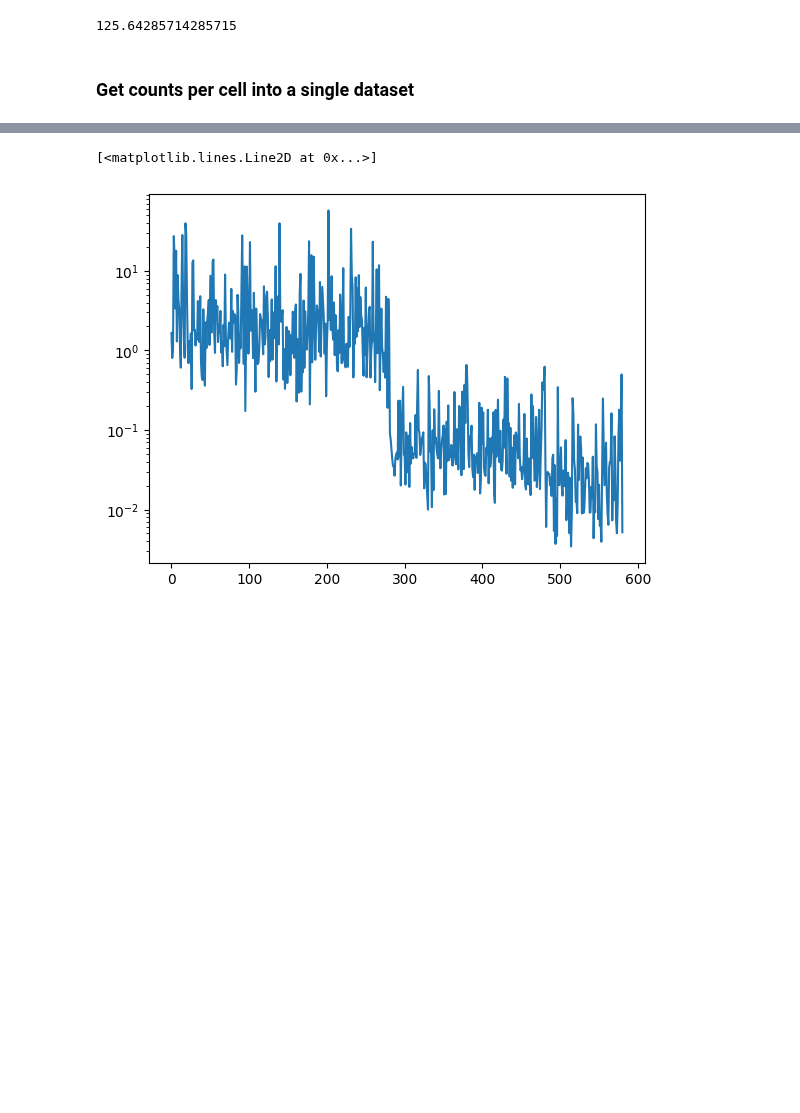
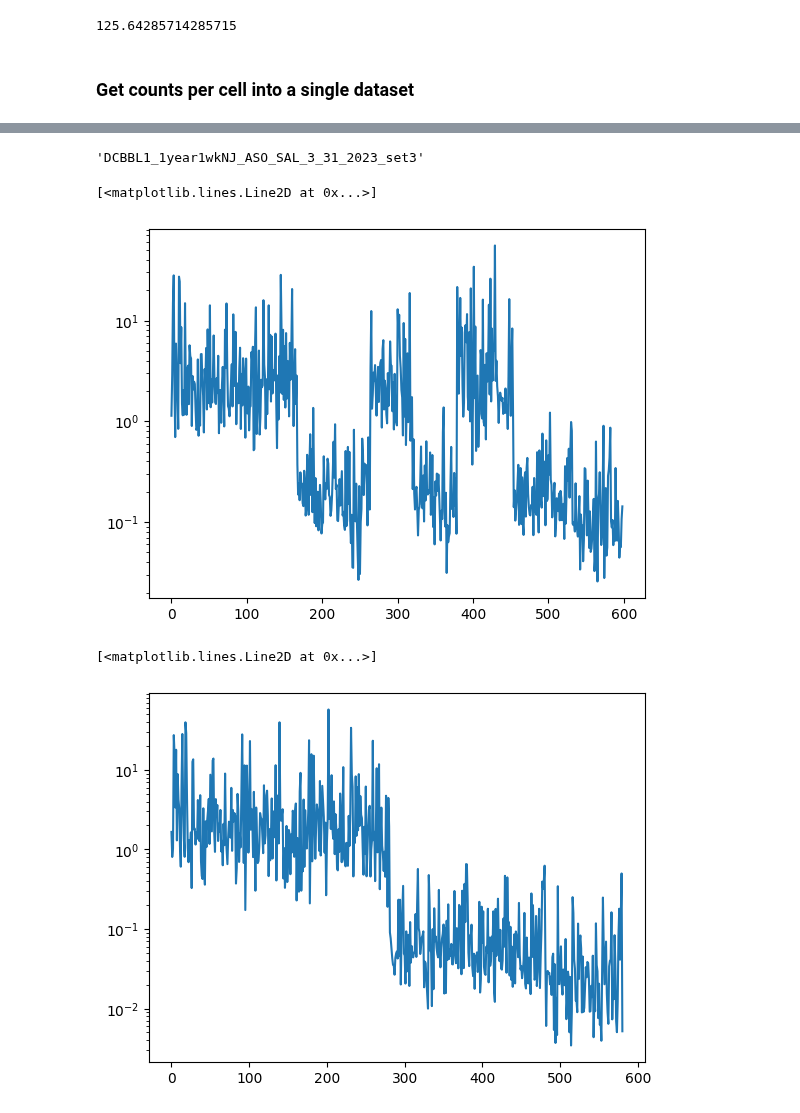
Before and after one commit to deprekate/NMERFISH, a Jupyter notebook: PTB_project/3_PullFovsCellsTogether_DCBBL1_1year1wkNJ_ASO_SAL_3_31_2023.ipynb, the cells around one changed output, grey strips where cells are left out. Saved outputs shown, nothing was run; the diff lists cells and outputs as text; code cells hidden in the pictures; blank space fills up the shorter version.

```diff
--- a/PTB_project/3_PullFovsCellsTogether_DCBBL1_1year1wkNJ_ASO_SAL_3_31_2023.ipynb
+++ b/PTB_project/3_PullFovsCellsTogether_DCBBL1_1year1wkNJ_ASO_SAL_3_31_2023.ipynb
@@ -157,0 +281,6 @@ len(save_fls)
+# %%
+fl = '\\\\192.168.0.21\\bbfishdc21\\DCBBL1_1year1wkNJ_ASO_SAL_3_31_2023\\H5_MER_set3\\Conv_zscan__023.zarr'#r'\\192.168.0.100\bbfish100\DCBBL1_1year1wkNJ_ASO_SAL_4_18_2023\H1_MER_set1\Conv_zscan__145.zarr'
+new_segmentation(fl =fl,
+                         psf_file = r'C:\Scripts\NMERFISH\psfs\psf_750_Scope3_final.npy',
+                         p1=-500,p99=1500,mean_dapi = None,sdapi = 100,
+                        save_folder = save_folder,redo=True,plt_val=True)
@@ -157,0 +295,2 @@ len(save_fls)
+# %%
+fov,set_ = ('Conv_zscan__023', '_set3')
@@ -158,8 +299,10 @@ len(save_fls)
 # %%
-save_fls_ = [fl for fl in save_fls if ('_set3' in fl)]# in fl if '035' in fl][0]
+sets = ['_set3']
+save_fls_ = [fl for fl in save_fls if np.any([set_ in fl for set_ in sets])]# in fl if '035' in fl][0]
+#save_fls__ = [fl for fl in save_fls if np.any([set_ in fl for set_ in sets]) and (fov in fl)]
 cell_df,df=None,None
 for save_fl in tqdm(np.sort(save_fls_)[:]):
-    ### load info
+    ### load save_fls__
     dic = np.load(save_fl)
     XF = dic['XF']
     header = list(dic['header'])
@@ -203,3 +350,12 @@ cell_df.to_pickle(save_folder+r'\DCBBL1_4week_6_2_2023_set3_cell_df_newCellSeg.p
+# %%
+tagsave
+# %% [output]
+'DCBBL1_1year1wkNJ_ASO_SAL_3_31_2023_set3'
 # %%
-df = pd.read_pickle(save_folder+r'\DCBBL1_4week_6_2_2023_set1_df_newCellSeg.pkl')
-cell_df = pd.read_pickle(save_folder+r'\DCBBL1_4week_6_2_2023_set1_cell_df_newCellSeg.pkl')
+#df = pd.read_pickle(save_folder+r'\DCBBL1_4week_6_2_2023_set1_df_newCellSeg.pkl')
+#cell_df = pd.read_pickle(save_folder+r'\DCBBL1_4week_6_2_2023_set1_cell_df_newCellSeg.pkl')
+# %%
+plt.semilogy(np.nanmean(df,axis=0))
+# %% [output]
+[<matplotlib.lines.Line2D at 0x...>]
+[figure, added]
```
Also changed, not shown: parts of 31 cells of this notebook, 11 other files.
